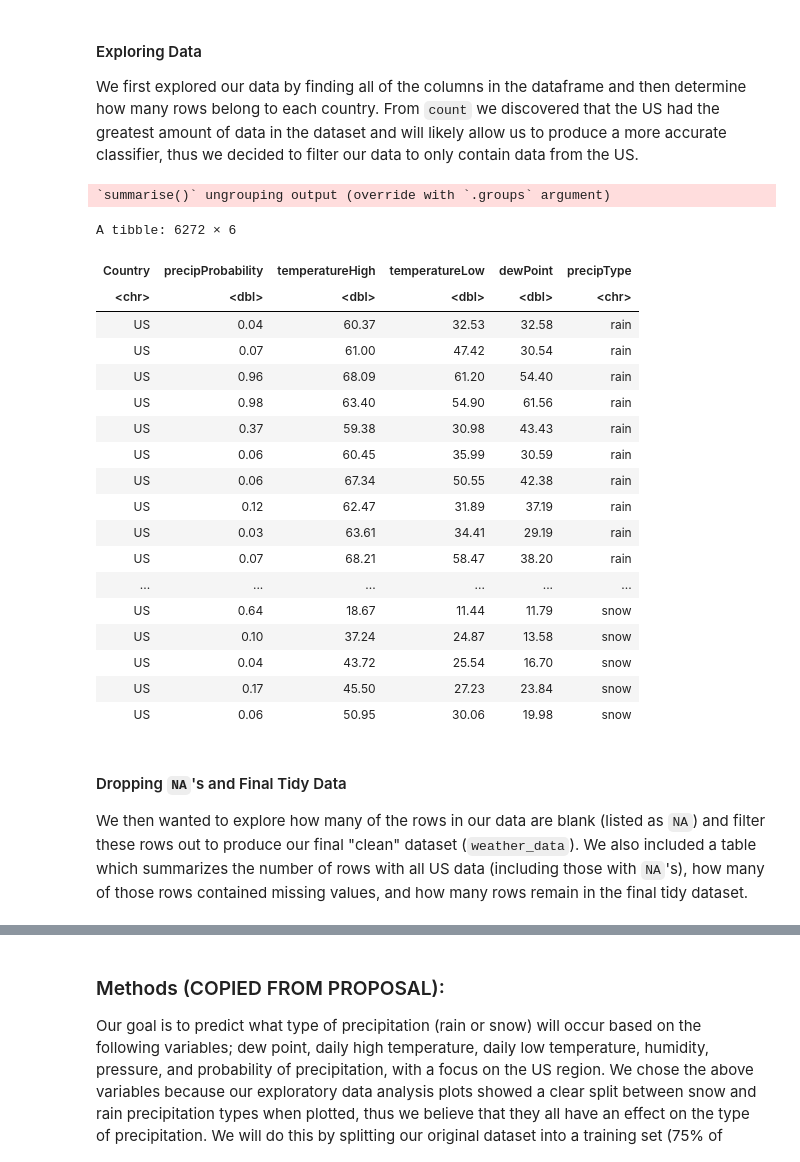
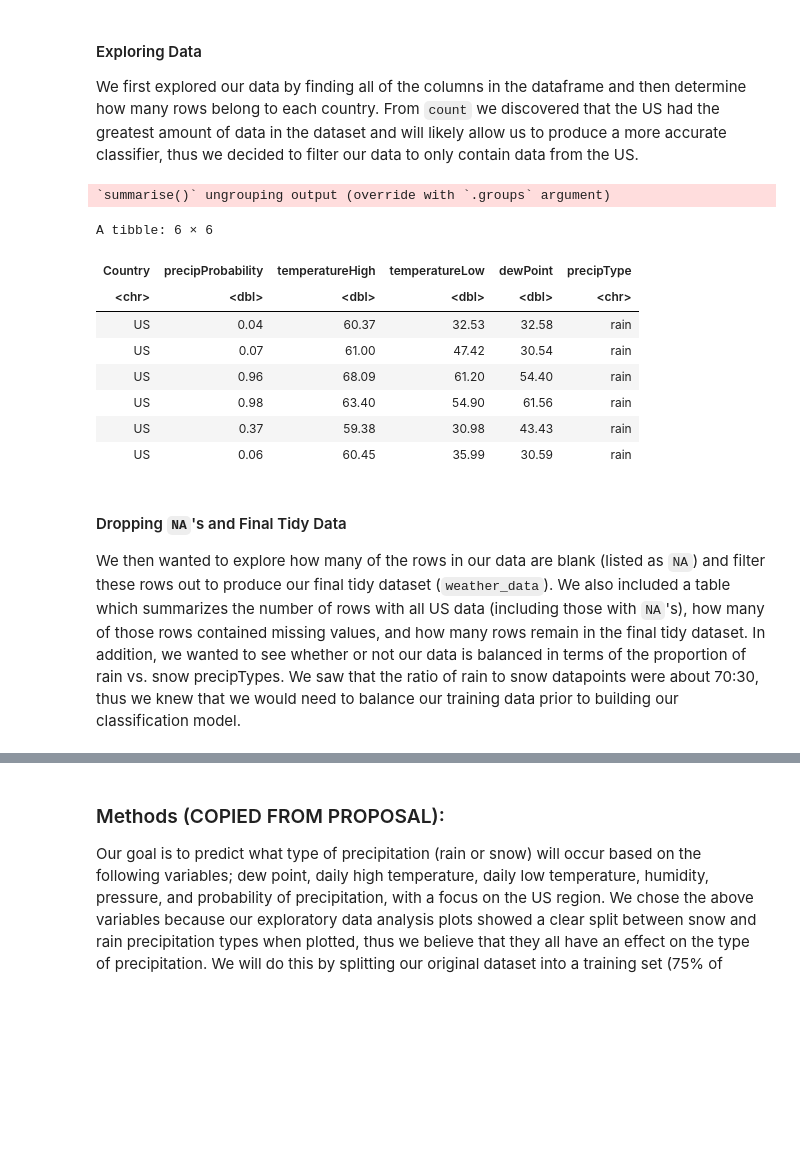
Before and after one commit to codingonapotato/dsci100_group_project_S2022, a Jupyter notebook: Final Project Report.ipynb, the cells around one changed output, grey strips where cells are left out. Drawn from its saved outputs; the diff is of its cells as text; code cells hidden in the pictures; blank space fills up the shorter version.

```diff
--- a/Final Project Report.ipynb
+++ b/Final Project Report.ipynb
@@ -68,42 +78,32 @@ We first explored our data by finding all of the columns in the dataframe and th
 # %%
 names <- colnames(weather_data_raw) # So that we can see all the column names in the dataframe
 
 count <- weather_data_raw %>%
             group_by(Country) %>%
             summarize(number_of_rows = n()) %>%
             arrange(desc(number_of_rows))
             #glimpse()    # !!! <Ask Nour if glimpse or non glimpse ver. matters for readability>
             # So that we can see the rows of data we have to work with in each region
 
 weather_data_US_only <- weather_data_raw %>%
             select(Country, precipProbability, temperatureHigh, temperatureLow, dewPoint, precipType) %>%
             filter(Country == "US") # dataframe that only contains data from US
-weather_data_US_only
+head(weather_data_US_only)
 # %% [output]
 `summarise()` ungrouping output (override with `.groups` argument)
-A tibble: 6272 × 6
+A tibble: 6 × 6
 | Country | precipProbability | temperatureHigh | temperatureLow | dewPoint | precipType |
 | <chr> | <dbl> | <dbl> | <dbl> | <dbl> | <chr> |
 | US | 0.04 | 60.37 | 32.53 | 32.58 | rain |
 | US | 0.07 | 61.00 | 47.42 | 30.54 | rain |
 | US | 0.96 | 68.09 | 61.20 | 54.40 | rain |
 | US | 0.98 | 63.40 | 54.90 | 61.56 | rain |
 | US | 0.37 | 59.38 | 30.98 | 43.43 | rain |
 | US | 0.06 | 60.45 | 35.99 | 30.59 | rain |
-| US | 0.06 | 67.34 | 50.55 | 42.38 | rain |
-| US | 0.12 | 62.47 | 31.89 | 37.19 | rain |
-| US | 0.03 | 63.61 | 34.41 | 29.19 | rain |
-| US | 0.07 | 68.21 | 58.47 | 38.20 | rain |
-| ... | ... | ... | ... | ... | ... |
-| US | 0.64 | 18.67 | 11.44 | 11.79 | snow |
-| US | 0.10 | 37.24 | 24.87 | 13.58 | snow |
-| US | 0.04 | 43.72 | 25.54 | 16.70 | snow |
-| US | 0.17 | 45.50 | 27.23 | 23.84 | snow |
-| US | 0.06 | 50.95 | 30.06 | 19.98 | snow |
 # %% [markdown]
 #### Dropping `NA`'s and Final Tidy Data
 
-We then wanted to explore how many of the rows in our data are blank (listed as `NA`) and filter these rows out to produce our final "clean" dataset (`weather_data`). We also included a table which summarizes the number of rows with all US data (including those with `NA`'s), how many of those rows contained missing values, and how many rows remain in the final tidy dataset.
+We then wanted to explore how many of the rows in our data are blank (listed as `NA`) and filter these rows out to produce our final tidy dataset (`weather_data`). We also included a table which summarizes the number of rows with all US data (including those with `NA`'s), how many of those rows contained missing values, and how many rows remain in the final tidy dataset. In addition, we wanted to see whether or not our data is balanced in terms of the proportion of rain vs. snow precipTypes. We saw that the ratio of rain to snow datapoints were about 70:30, thus we knew that we would need to balance our training data prior to building our classification model.
 # %%
 na_count <- weather_data_US_only %>%
                 filter(is.na(precipProbability)
```
Also changed, not shown: parts of 21 cells of this notebook.
